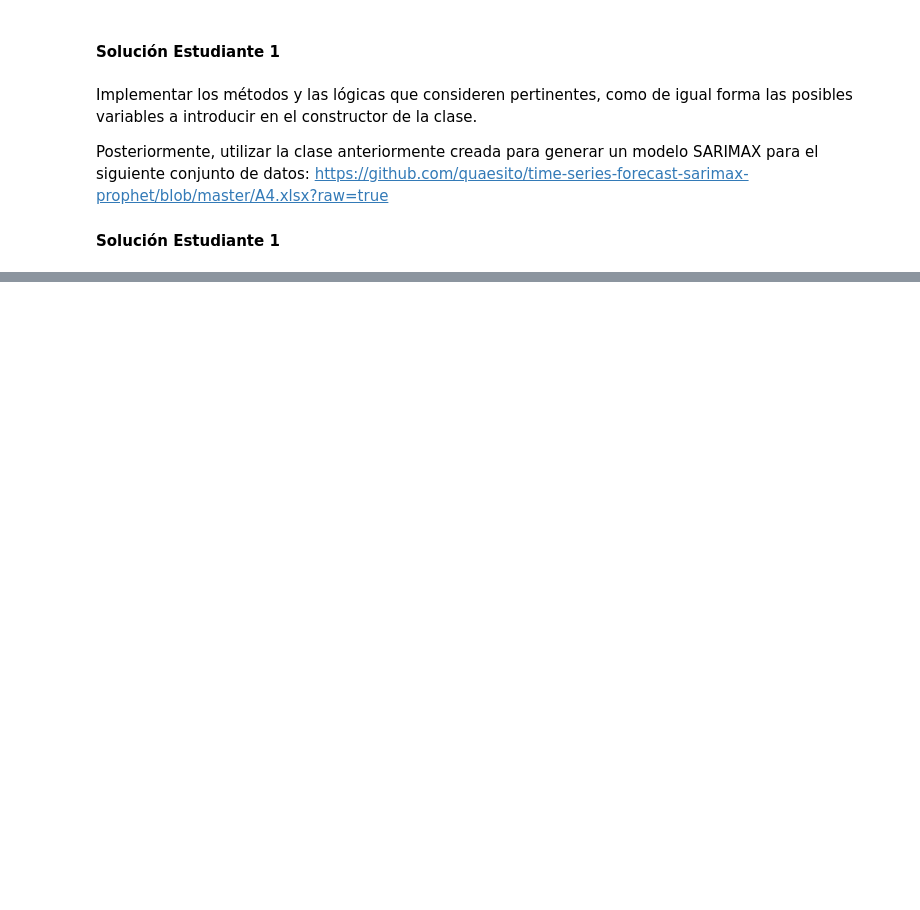
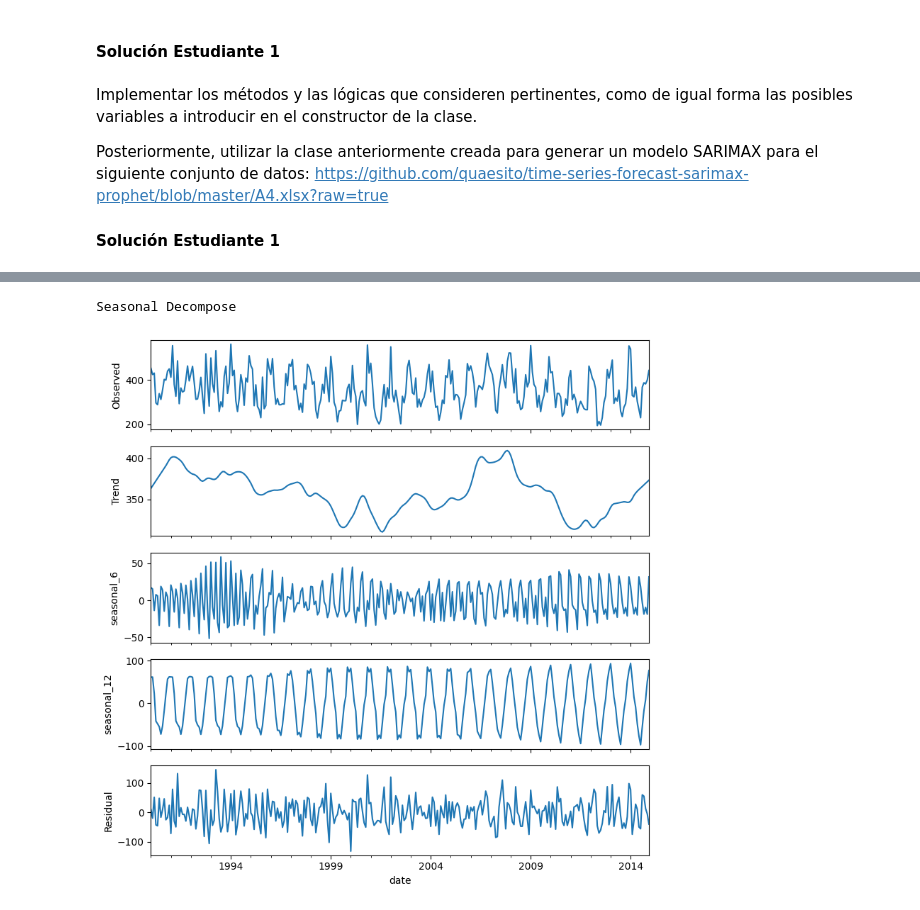
Before and after one commit to flavioherrada09/Tarea3_Herrada_Murguia, a Jupyter notebook: Tarea_3.ipynb, the cells around one changed output, grey strips where cells are left out. Drawn from its saved outputs; the diff is of its cells as text; code cells hidden in the pictures; blank space fills up the shorter version.

```diff
--- a/Tarea_3.ipynb
+++ b/Tarea_3.ipynb
@@ -371,0 +574,6 @@ model.predict(100)
+# %%
+print("Seasonal Decompose")
+modelo.seasonalDecompose((6, 12))
+# %% [output]
+Seasonal Decompose
+[figure, added]
```
Also changed, not shown: parts of 25 cells of this notebook.
